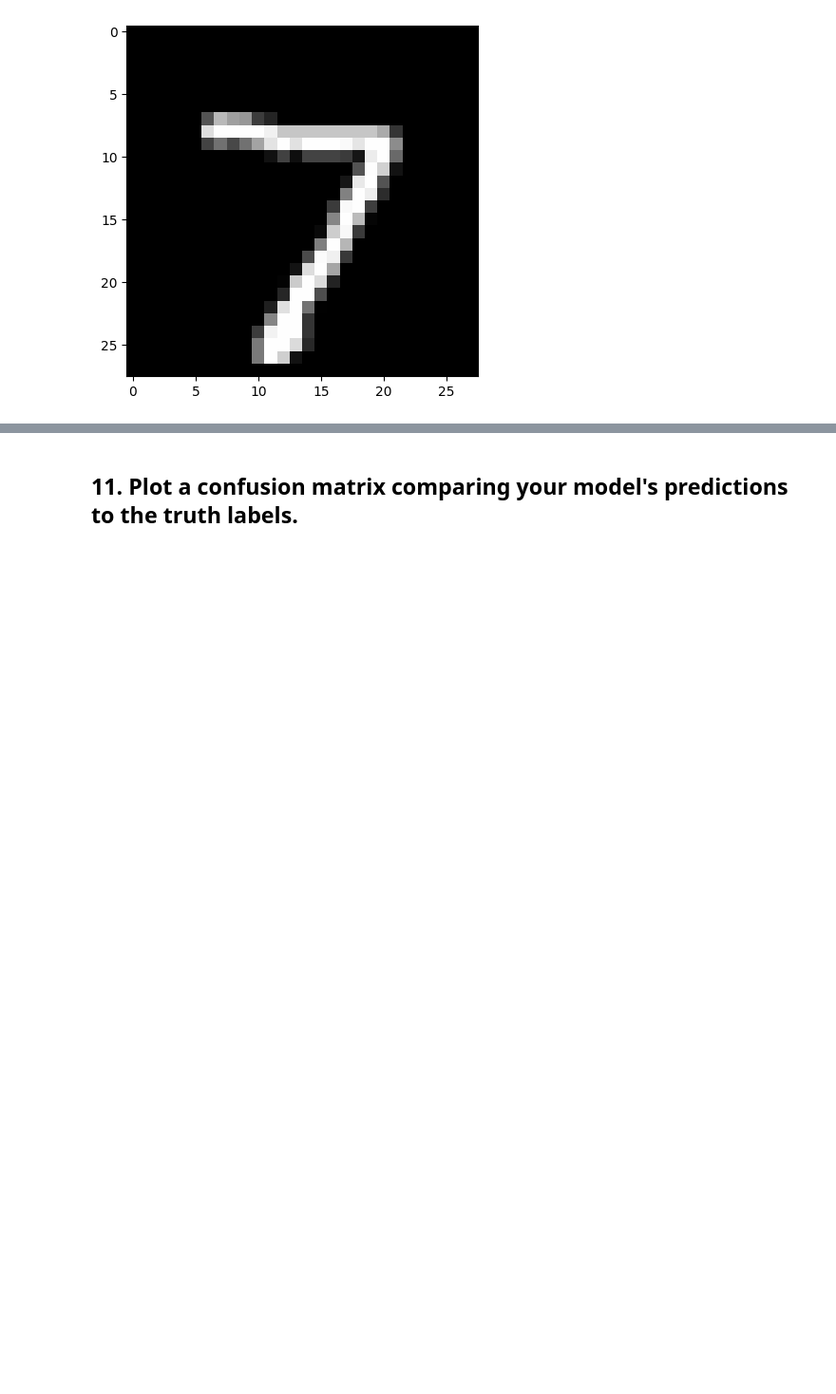
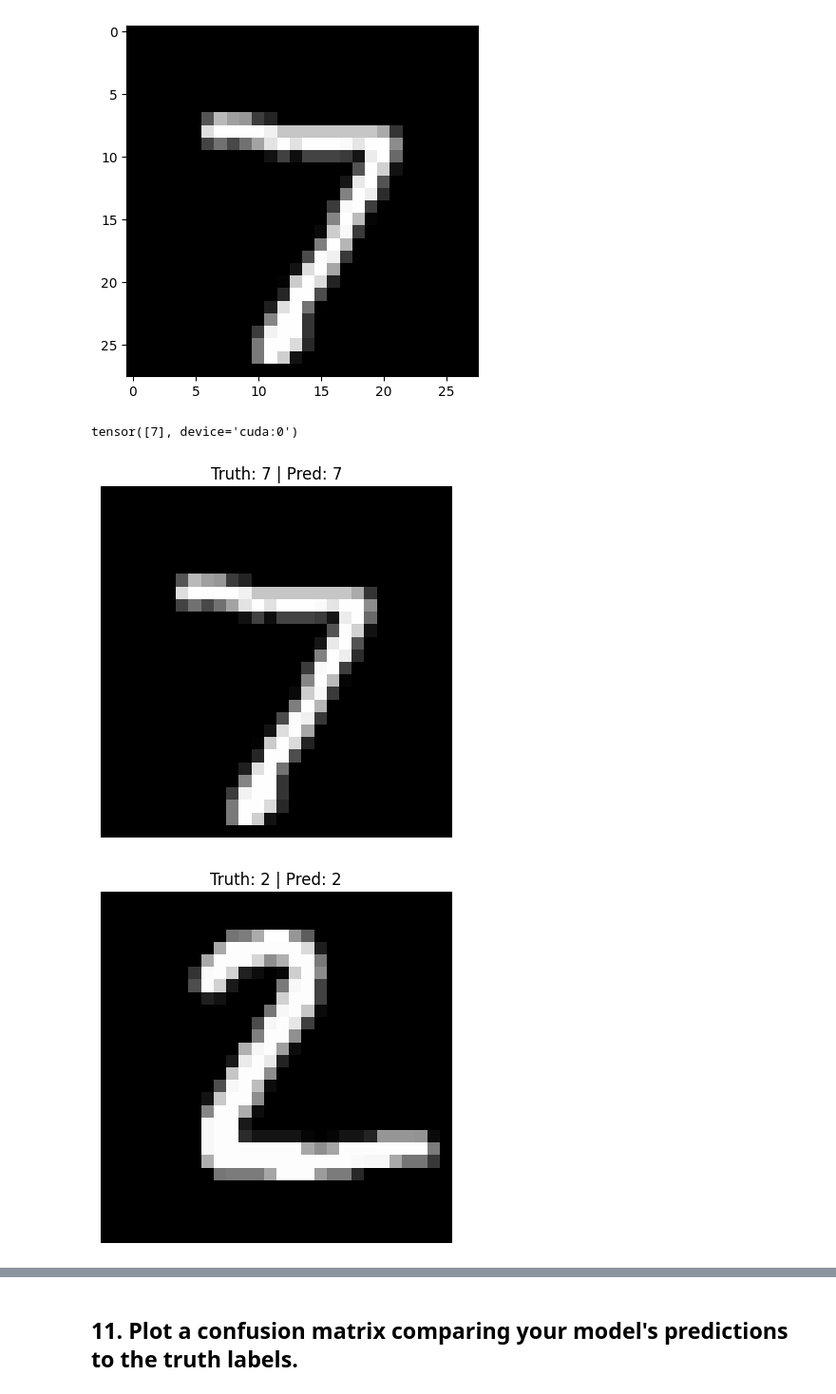
Before and after one commit to shishiradk/pytorch-pratices, a Jupyter notebook: 03_pytorch_computer_vision_exercises.ipynb, the cells around one changed output, grey strips where cells are left out. Shown at 95% size. Cells and saved outputs as stored; diff of their text form; code cells hidden in the pictures; blank space fills up the shorter version.

```diff
--- a/03_pytorch_computer_vision_exercises.ipynb
+++ b/03_pytorch_computer_vision_exercises.ipynb
@@ -439,3 +439,31 @@ plt.imshow(test_data[0][0].squeeze(), cmap="gray")
 # %% [output]
 <matplotlib.image.AxesImage at 0x...>
 [figure]
+# %%
+#logits -> Prediction probabilities -> Prediction labels
+model_pred_logits = model_gpu(test_data[0][0].unsqueeze(dim=0).to(device)) # make sure image is right shape + on right device
+model_pred_probs = torch.softmax(model_pred_logits, dim=1)
+model_pred_label = torch.argmax(model_pred_probs, dim=1)
+model_pred_label
+# %% [output]
+tensor([7], device='cuda:0')
+# %%
+num_to_plot = 5
+for i in range(num_to_plot):
+  # Get image and labels from the test data
+  img = test_data[i][0]
+  label = test_data[i][1]
+
+  # Make prediction on image
+  model_pred_logits = model_gpu(img.unsqueeze(dim=0).to(device))
+  model_pred_probs = torch.softmax(model_pred_logits, dim=1)
+  model_pred_label = torch.argmax(model_pred_probs, dim=1)
+
+  # Plot the image and prediction
+  plt.figure()
+  plt.imshow(img.squeeze(), cmap="gray")
+  plt.title(f"Truth: {label} | Pred: {model_pred_label.cpu().item()}")
+  plt.axis(False);
+# %% [output]
+[figure, added]
+[figure, added]
```
Also changed, not shown: parts of 11 cells of this notebook.
